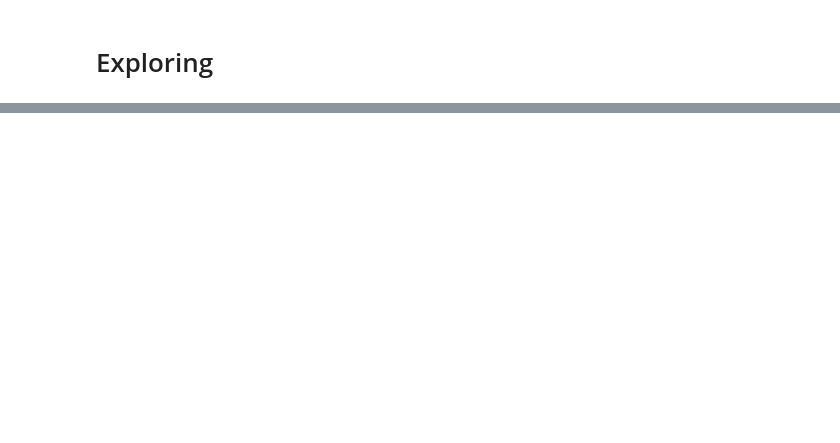
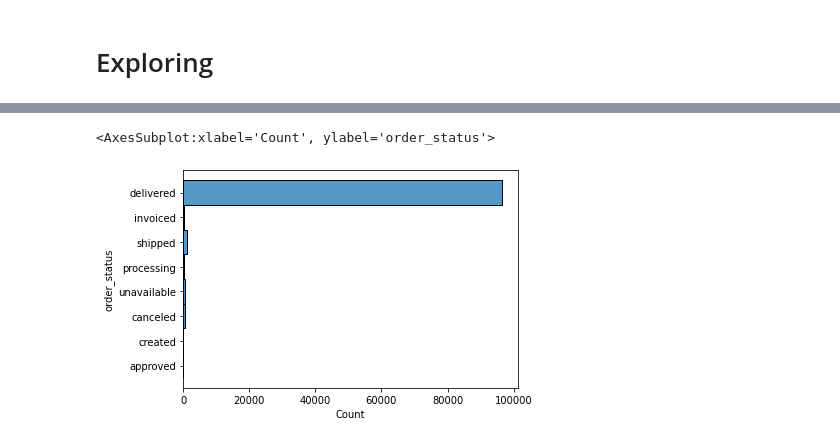
Before and after one commit to Random-Wanderer/Building_toolbox, a Jupyter notebook: notebooks/olist_setup_prep.ipynb, the cells around one changed output, grey strips where cells are left out. Drawn from its saved outputs; the diff is of its cells as text; code cells hidden in the pictures; blank space fills up the shorter version.

```diff
--- a/notebooks/olist_setup_prep.ipynb
+++ b/notebooks/olist_setup_prep.ipynb
@@ -153,0 +233,5 @@ data['orders']
+# %%
+sns.histplot(y=orders['order_status'], bins=8)
+# %% [output]
+<AxesSubplot:xlabel='Count', ylabel='order_status'>
+[figure, added]
```
Also changed, not shown: parts of 6 cells of this notebook.
